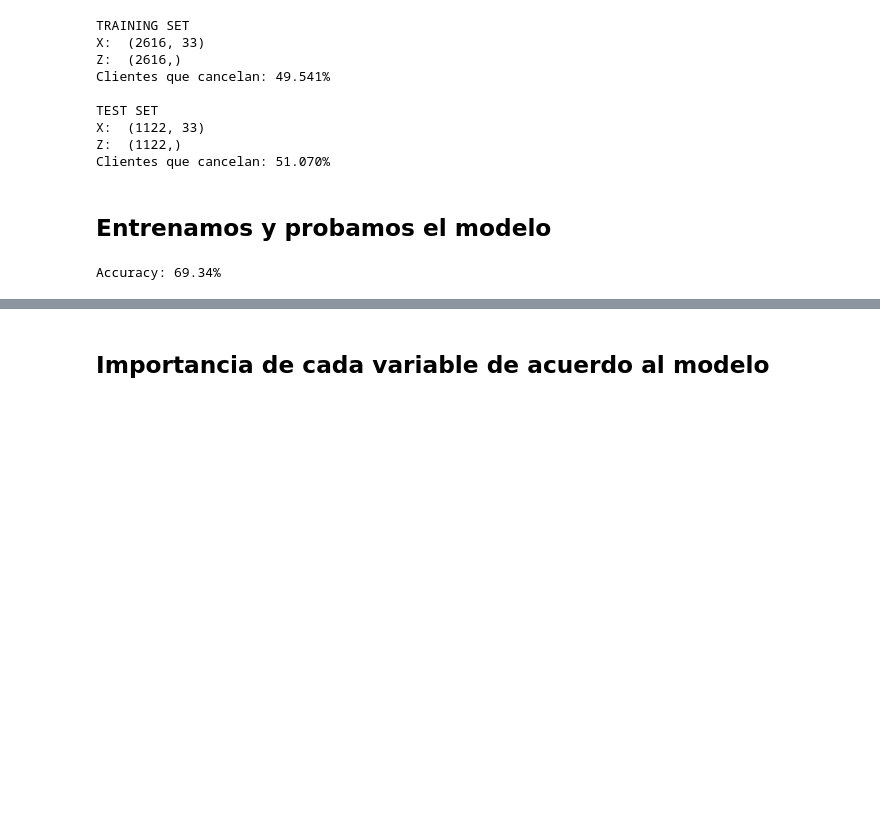
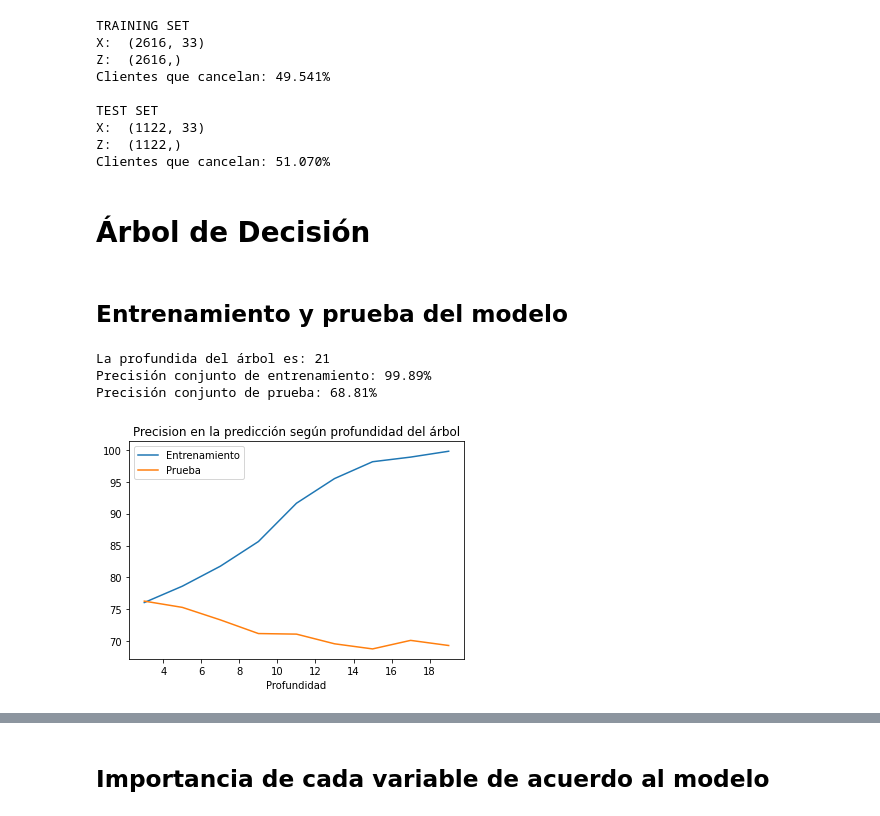
Before and after one commit to AnIsAsPe/ClasificadorClientesTelecom, a Jupyter notebook: ClasificadorClientesEmpresaTelecom_Churn.ipynb, the cells around one changed output, grey strips where cells are left out. Cells and saved outputs as stored; diff of their text form; code cells hidden in the pictures; blank space fills up the shorter version.

```diff
--- a/ClasificadorClientesEmpresaTelecom_Churn.ipynb
+++ b/ClasificadorClientesEmpresaTelecom_Churn.ipynb
@@ -299,15 +347,68 @@ TEST SET
 X:  (1122, 33)
 Z:  (1122,)
 Clientes que cancelan: 51.070%
+# %% [markdown]
+# Árbol de Decisión
 # %% [markdown]
-## Entrenamos y probamos el modelo
+## Entrenamiento y prueba del modelo
-# %%
-from sklearn.tree import DecisionTreeClassifier
-from sklearn import metrics
-
-clf=DecisionTreeClassifier(max_depth=None,criterion="entropy",min_samples_split=5, random_state=0).fit(X_train,Z_train)
-Z_pred = clf.predict(X_test)
-print("Accuracy: {:4.2f}%".format(metrics.accuracy_score(Z_test, Z_pred)*100))
-# %% [output]
-Accuracy: 69.34%
+# %%
+profundidad = None
+
+#Entrenamiento del modelo
+clf = DecisionTreeClassifier( max_depth=profundidad,
+                                criterion="entropy",
+                                min_samples_split= 2,
+                                random_state=0).fit(X_train, Z_train)
+
+print("La profundida del árbol es: {}".format(clf.get_depth()))
+
+#Predicción y evaluación sobre el conjunto de entrenamiento
+Z_pred_train = clf.predict(X_train)
+precision_train = metrics.accuracy_score(Z_train, Z_pred_train)*100
+print("Precisión conjunto de entrenamiento: {:4.2f}%".format(precision_train))
+
+#Predicción y evaluación sobre el conjunto de prueba
+Z_pred_test = clf.predict(X_test)
+precision_test = metrics.accuracy_score(Z_test, Z_pred_test)*100
+print("Precisión conjunto de prueba: {:4.2f}%".format(precision_test),'\n')
+# %% [output]
+La profundida del árbol es: 21
+Precisión conjunto de entrenamiento: 99.89%
+Precisión conjunto de prueba: 68.81%
+# %%
+#Entrenamiento y prueba del modelo con distintos niveles de profunidad
+
+clf = {}
+Z_pred_train = {}
+Z_pred_test = {}
+precision_train={}
+precision_test={}
+prof={}
+
+for p in range(3,21,2):
+  #Entrenamiento del modelo
+  clf[p] = DecisionTreeClassifier(max_depth=p,
+                               criterion="entropy",
+                               min_samples_split=2,
+                               random_state=0).fit(X_train, Z_train)
+
+  prof[p]=clf[p].get_depth()
+
+  #Predicción y evaluación sobre el conjunto de entrenamiento
+  Z_pred_train[p] = clf[p].predict(X_train)
+  precision_train[p] = metrics.accuracy_score(Z_train, Z_pred_train[p])*100
+
+  #Predicción y evaluación sobre el conjunto de prueba
+  Z_pred_test[p] = clf[p].predict(X_test)
+  precision_test[p] = metrics.accuracy_score(Z_test, Z_pred_test[p])*100
+
+precision=pd.DataFrame( {'Profundidad':prof,
+                        'Entrenamiento':precision_train,
+                        'Prueba': precision_test}).set_index('Profundidad')
+
+precision.plot.line(
+    title='Precision en la predicción según profundidad del árbol')
+plt.show()
+# %% [output]
+[figure, added]
 # %% [markdown]
```
Also changed, not shown: parts of 36 cells of this notebook.
